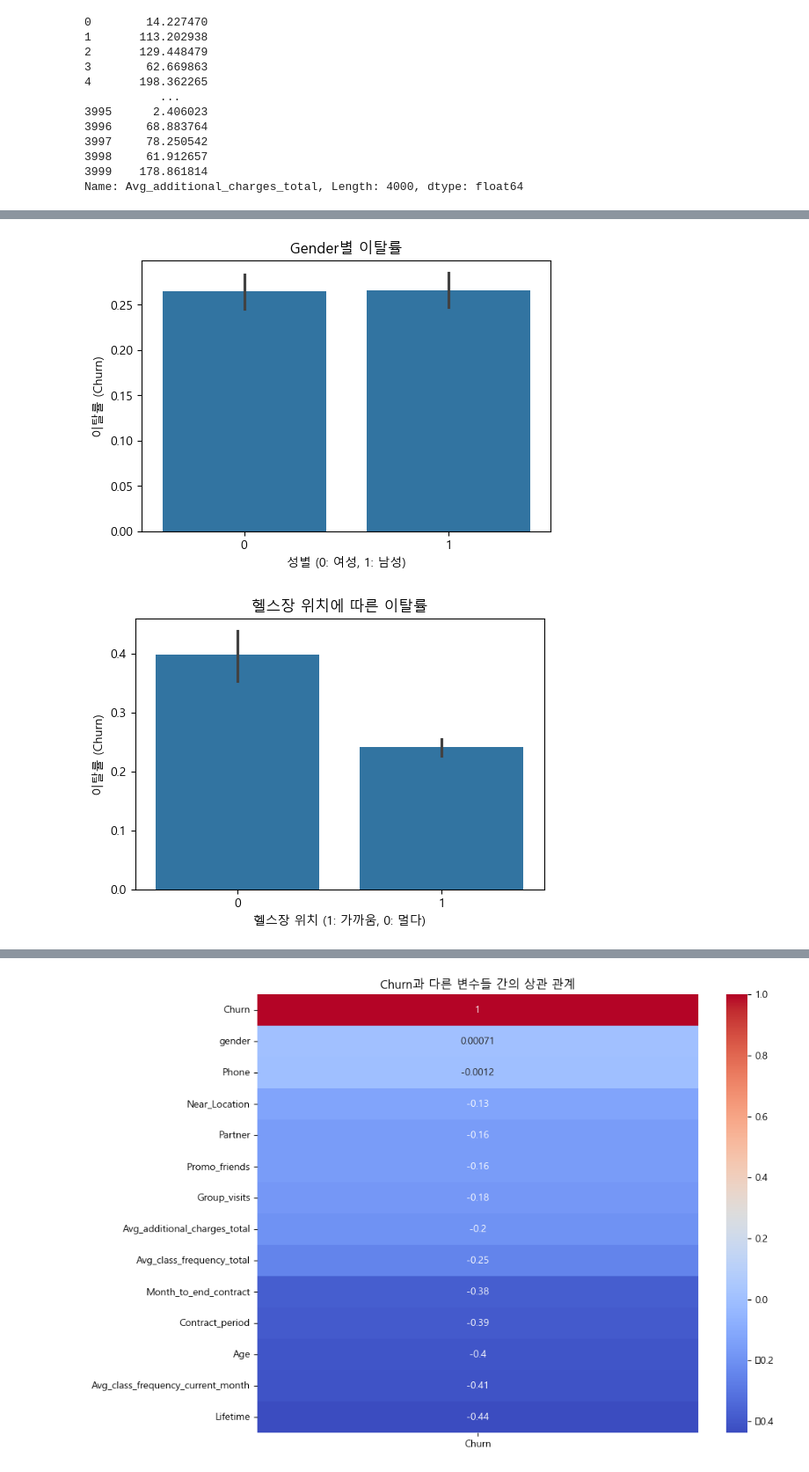
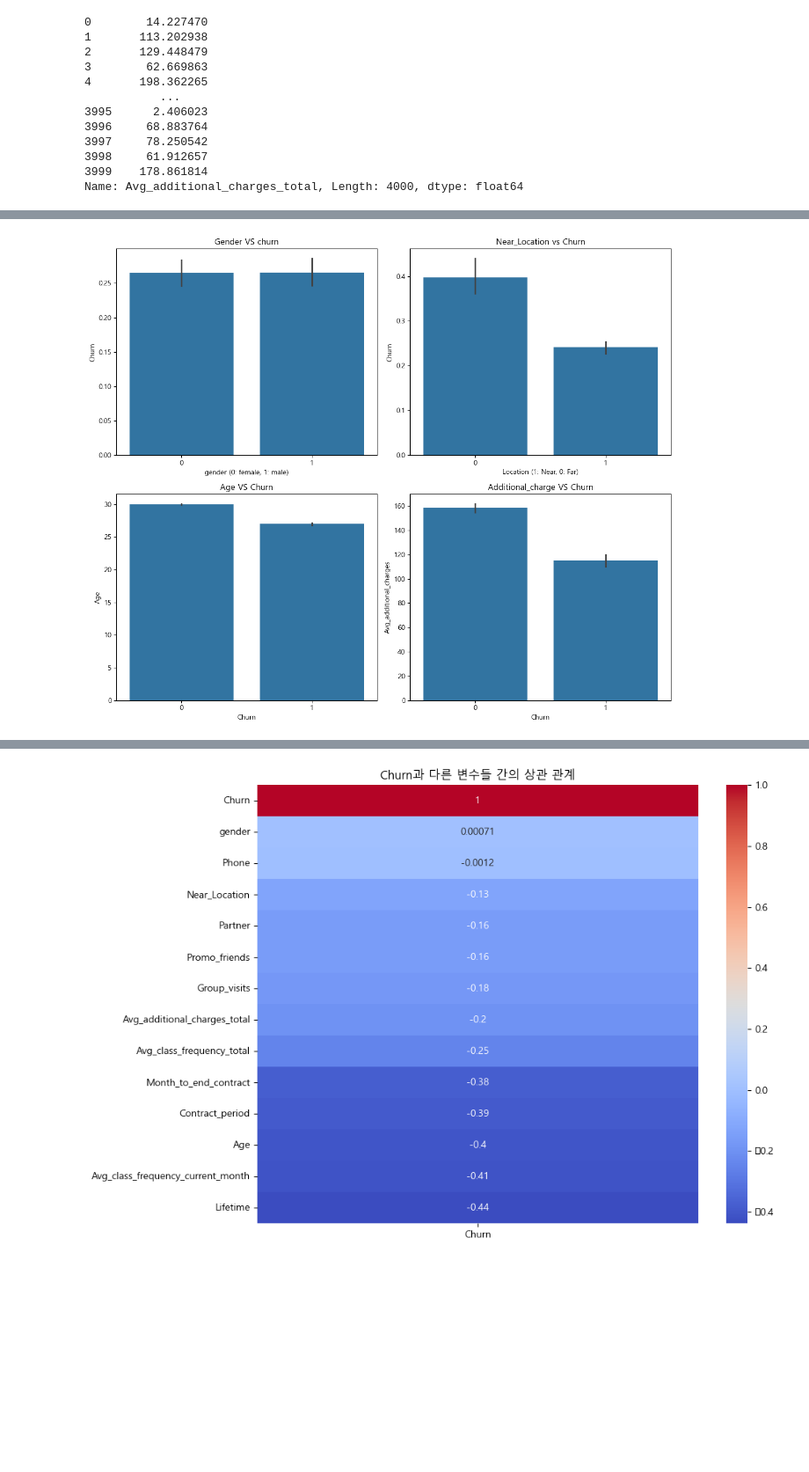
Before and after one commit to SKNETWORKS-FAMILY-AICAMP/SKN09-2nd-5Team, a Jupyter notebook: 01_data_prepocessing.ipynb, the cells around one changed output, grey strips where cells are left out. Shown: that part at 88% size. Cells and saved outputs as stored; diff of their text form; code cells hidden in the pictures; blank space fills up the shorter version.

```diff
--- a/01_data_prepocessing.ipynb
+++ b/01_data_prepocessing.ipynb
@@ -166,37 +109,40 @@ plt.show()
 # %%
-# 이탈을 기준으로 여러 컬럼 비교!
+# 4개 한 번에 보이도록!
+# 그래프 크기 설정
+plt.figure(figsize=(12, 10))
 
-# 성별에 따른 이탈률
-plt.figure(figsize=(6, 4))
+# 첫 번째 그래프: 성별에 따른 이탈률
+plt.subplot(2, 2, 1)  # 2x2 배열에서 첫 번째 위치
 sns.barplot(x="gender", y="Churn", data=gym_df)
-plt.title('Gender별 이탈률')
-plt.xlabel('성별 (0: 여성, 1: 남성)')
-plt.ylabel('이탈률 (Churn)')
+plt.title('Gender VS churn')
+plt.xlabel('gender (0: female, 1: male)')
+plt.ylabel('Churn')
+
+# 두 번째 그래프: 헬스장 위치에 따른 이탈률
+plt.subplot(2, 2, 2)  # 2x2 배열에서 두 번째 위치
+sns.barplot(x="Near_Location", y="Churn", data=gym_df)
+plt.title('Near_Location vs Churn')
+plt.xlabel('Location (1: Near, 0: Far)')
+plt.ylabel('Churn')
+
+# 세 번째 그래프: 이탈 여부에 따른 나이 평균 비교
+plt.subplot(2, 2, 3)  # 2x2 배열에서 세 번째 위치
+sns.barplot(x="Churn", y="Age", data=gym_df)
+plt.title('Age VS Churn')
+plt.xlabel('Churn')
+plt.ylabel('Age')
+
+# 네 번째 그래프: 이탈 여부에 따른 평균 추가 지출 비용 비교
+plt.subplot(2, 2, 4)  # 2x2 배열에서 네 번째 위치
+sns.barplot(x="Churn", y="Avg_additional_charges_total", data=gym_df)
+plt.title('Additional_charge VS Churn')
+plt.xlabel('Churn')
+plt.ylabel('Avg_additional_charges')
+
+# 그래프들 간 간격을 조정
+plt.tight_layout()
+
+# 그래프 출력
 plt.show()
-
-# 헬스장 위치에 따른 이탈률
-plt.figure(figsize=(6, 4))
-sns.barplot(x="Near_Location", y="Churn", data=gym_df)
-plt.title('헬스장 위치에 따른 이탈률')
-plt.xlabel('헬스장 위치 (1: 가까움, 0: 멀다)')
-plt.ylabel('이탈률 (Churn)')
-plt.show()
-
-# 이탈 여부에 따른 나이 평균 비교
-plt.figure(figsize=(8, 5))
-sns.barplot(x="Churn", y="Age", data=gym_df)
-plt.title('이탈 여부에 따른 나이 평균 비교')
-plt.xlabel('이탈 여부 (Churn)')
-plt.ylabel('나이')
-plt.show()
-
-# 이탈 여부에 따른 평균 추가 지출 비용 비교
-plt.figure(figsize=(8, 5))
-sns.barplot(x="Churn", y="Avg_additional_charges_total", data=gym_df)
-plt.title('이탈 여부에 따른 평균 추가 지출 비용 비교')
-plt.xlabel('이탈 여부 (Churn)')
-plt.ylabel('평균 추가 지출 비용')
-plt.show()
 # %% [output]
-[figure, old version]
+[figure, new version]
-[figure, removed]
```
Also changed, not shown: parts of 8 cells of this notebook, 1 other file.
